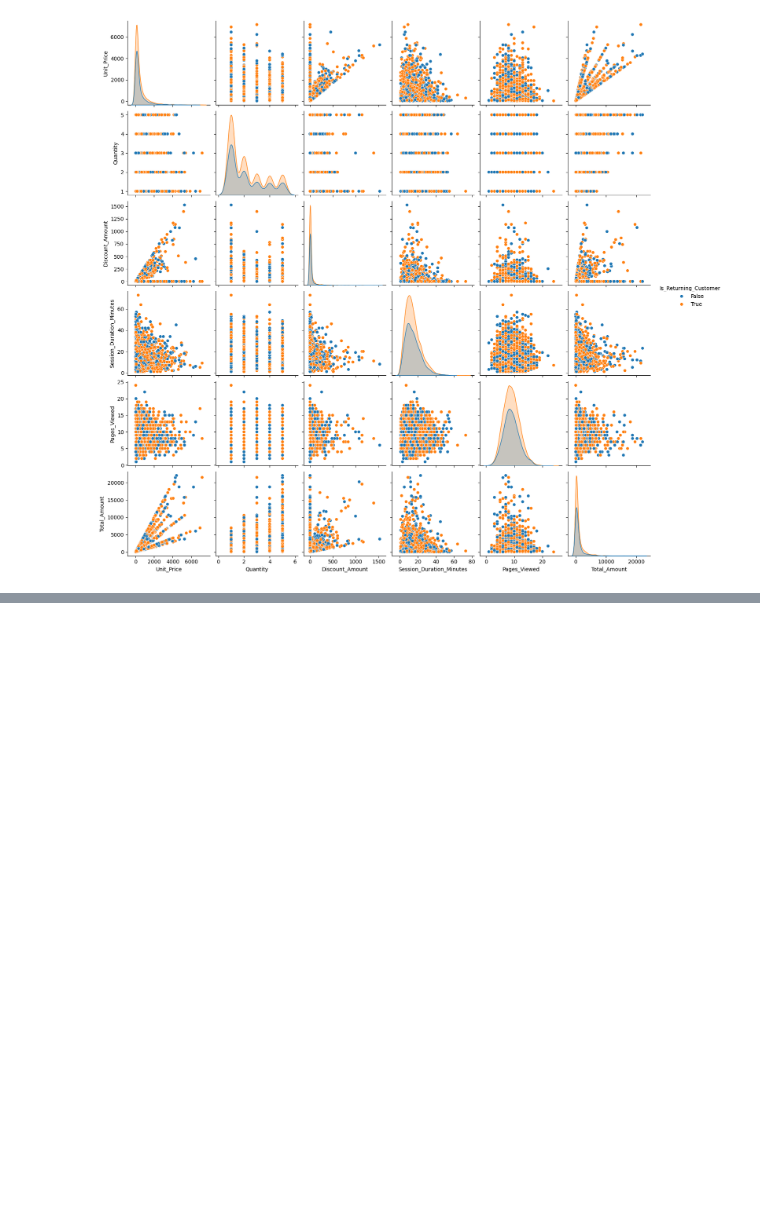
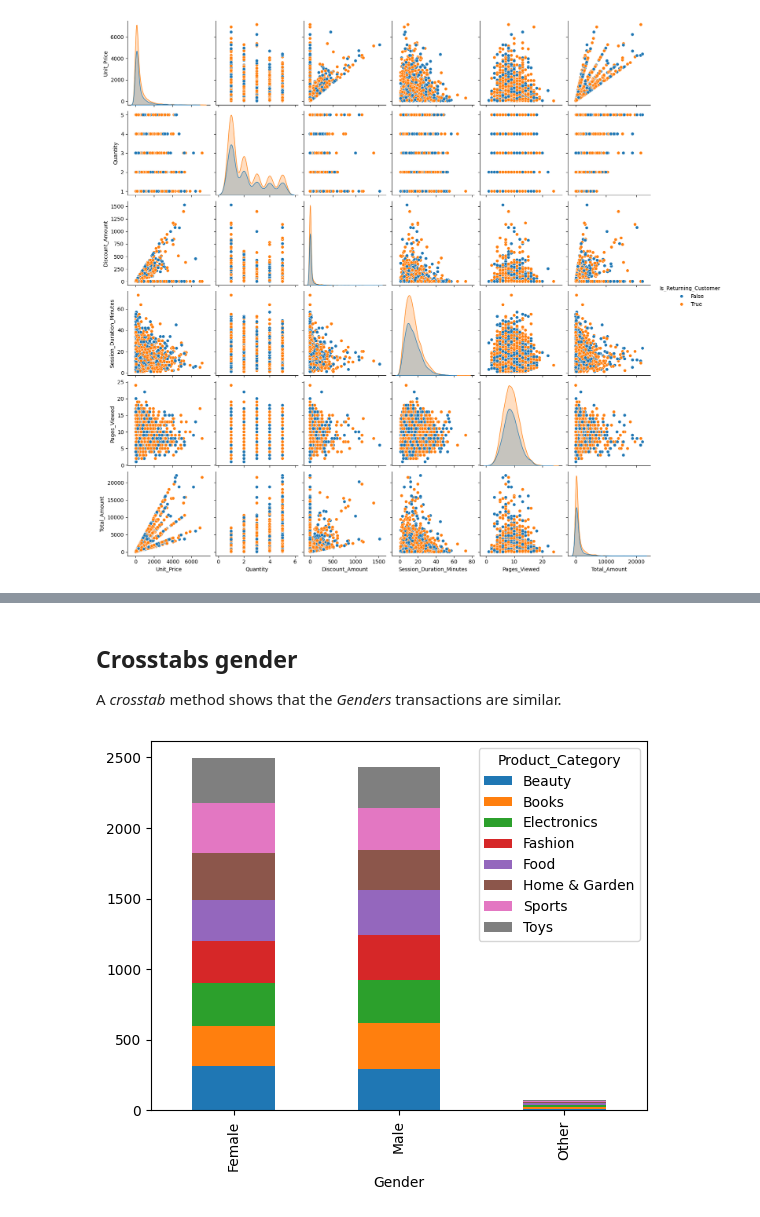
Before and after one commit to d21emijo/Data_Science_E-commerce, a Jupyter notebook: e_commerce.ipynb, the cells around one changed output, grey strips where cells are left out. Cells and saved outputs as stored; diff of their text form; code cells hidden in the pictures; blank space fills up the shorter version.

```diff
--- a/e_commerce.ipynb
+++ b/e_commerce.ipynb
@@ -228,0 +241,8 @@ plt.show()
+# %% [markdown]
+## Crosstabs gender
+A *crosstab* method shows that the *Genders* transactions are similar.
+# %%
+pd.crosstab(df['Gender'], df['Product_Category']).plot(kind='bar', stacked=True)
+plt.show()
+# %% [output]
+[figure, added]
```
Also changed, not shown: parts of 17 cells of this notebook.
